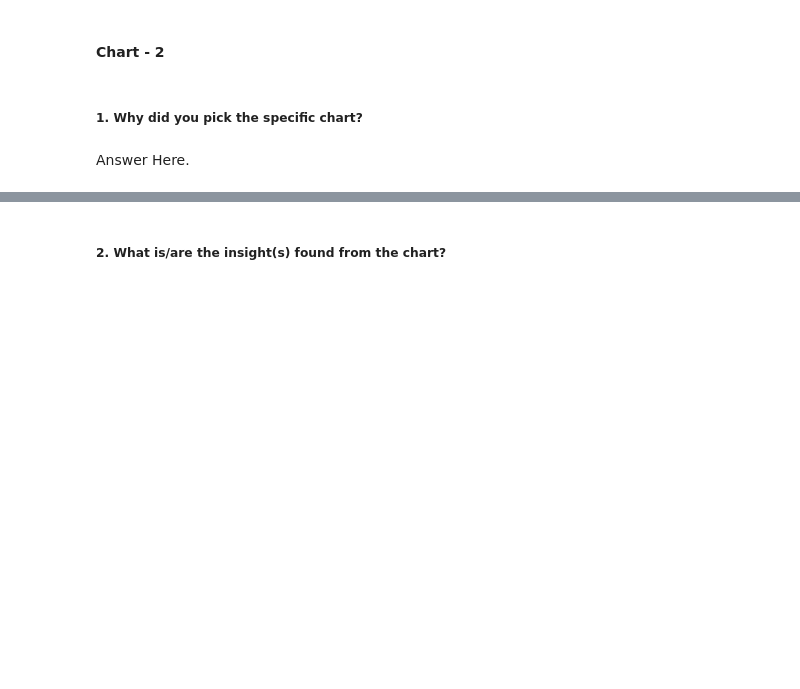
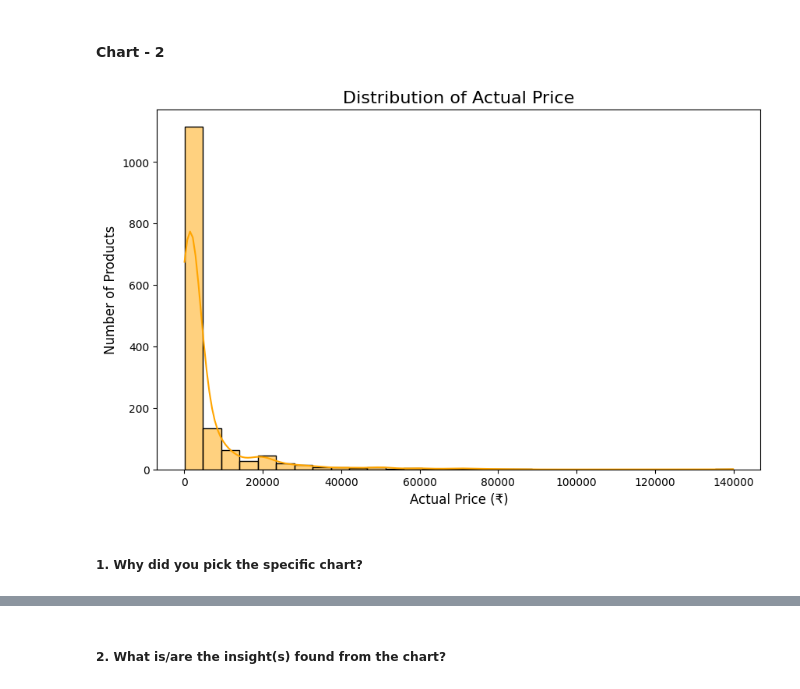
Before and after one commit to Sneha8126/ML---Unsupervised-Learning-Project, a Jupyter notebook: Sneha_copy_of_Sample_ML_Submission_Clustering_Template.ipynb, the cells around one changed output, grey strips where cells are left out. Drawn from its saved outputs; the diff is of its cells as text; code cells hidden in the pictures; blank space fills up the shorter version.

Commit message:
Added Chart-2

```diff
--- a/Sneha_copy_of_Sample_ML_Submission_Clustering_Template.ipynb
+++ b/Sneha_copy_of_Sample_ML_Submission_Clustering_Template.ipynb
@@ -391,4 +389,22 @@ Are there any insights that lead to negative growth? Justify with specific reaso
+# %%
+# Chart - 2 visualization code
+plt.figure(figsize=(10,6))
+
+sns.histplot(
+    data=df,
+    x='actual_price',
+    bins=30,
+    kde=True,
+    color='orange',
+    edgecolor='black'
+)
+
+plt.title('Distribution of Actual Price', fontsize=16)
+plt.xlabel('Actual Price (₹)', fontsize=12)
+plt.ylabel('Number of Products', fontsize=12)
+
+plt.show()
+# %% [output]
+[figure, added]
 # %% [markdown]
 ##### 1. Why did you pick the specific chart?
-# %% [markdown]
-Answer Here.
```
Also changed, not shown: parts of 6 cells of this notebook.
